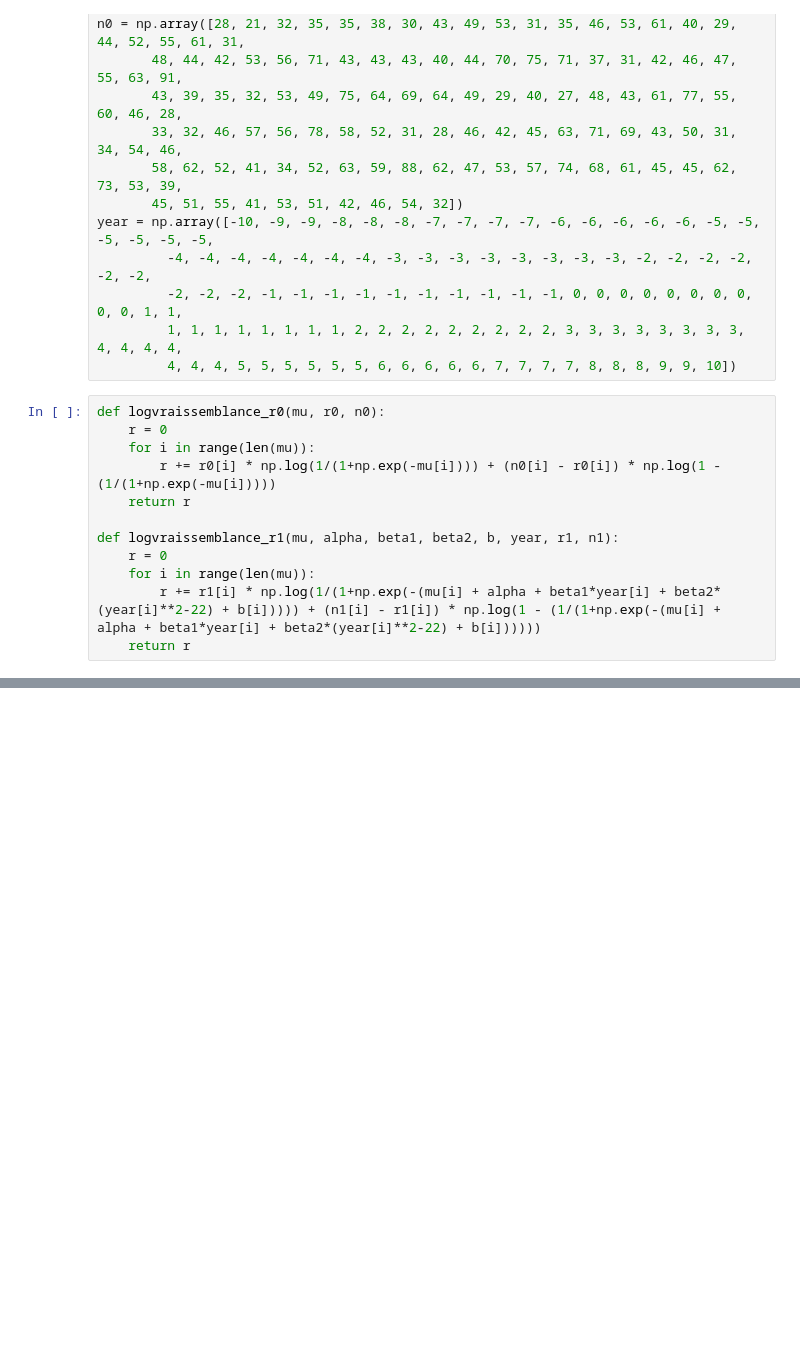
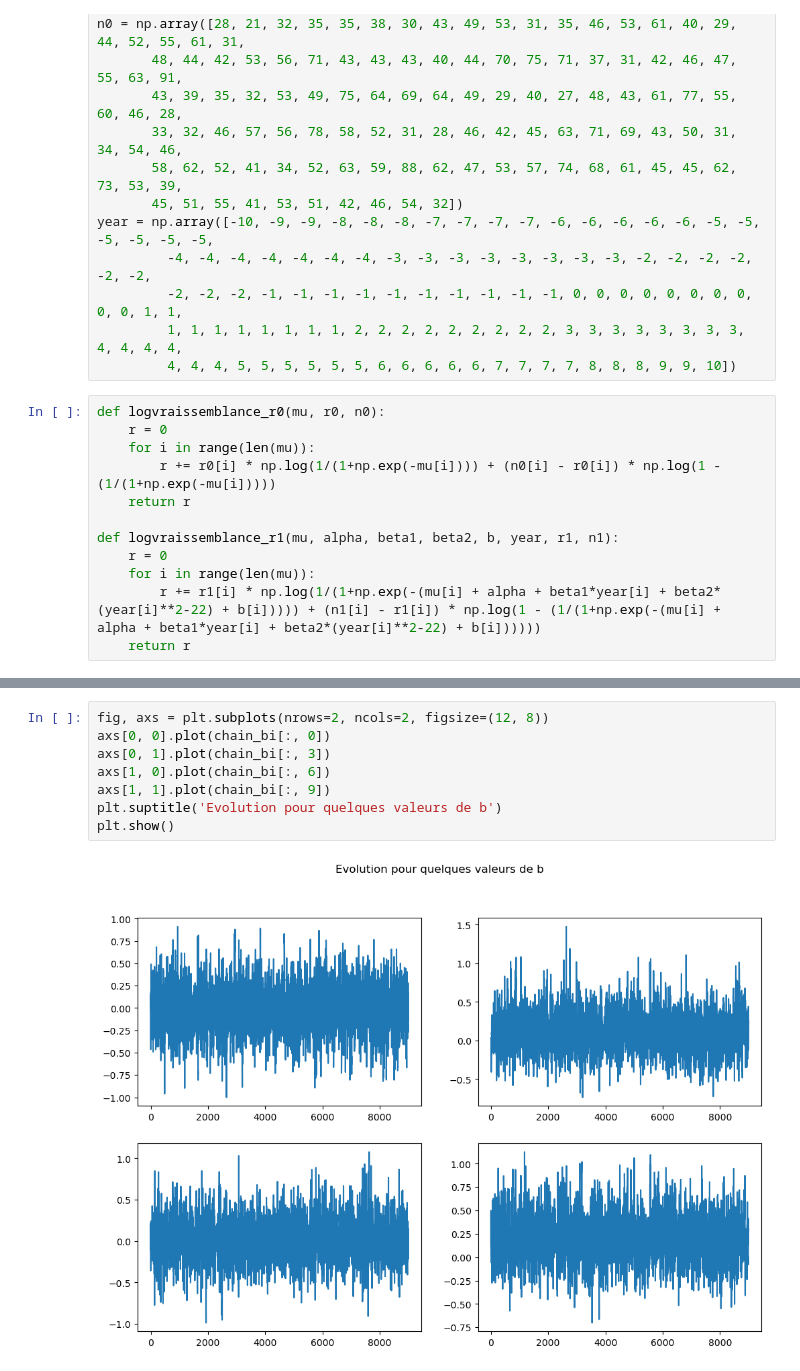
Before and after one commit to Antoine3529/MethodesBayesiennesOxford, a Jupyter notebook: Oxford.ipynb, the cells around one changed output, grey strips where cells are left out. Saved outputs shown, nothing was run; the diff lists cells and outputs as text; blank space fills up the shorter version.

```diff
--- a/Oxford.ipynb
+++ b/Oxford.ipynb
@@ -221,0 +237,10 @@ plt.show()
+# %%
+fig, axs = plt.subplots(nrows=2, ncols=2, figsize=(12, 8))
+axs[0, 0].plot(chain_bi[:, 0])
+axs[0, 1].plot(chain_bi[:, 3])
+axs[1, 0].plot(chain_bi[:, 6])
+axs[1, 1].plot(chain_bi[:, 9])
+plt.suptitle('Evolution pour quelques valeurs de b')
+plt.show()
+# %% [output]
+[figure, added]
```
Also changed, not shown: parts of 16 cells of this notebook.
